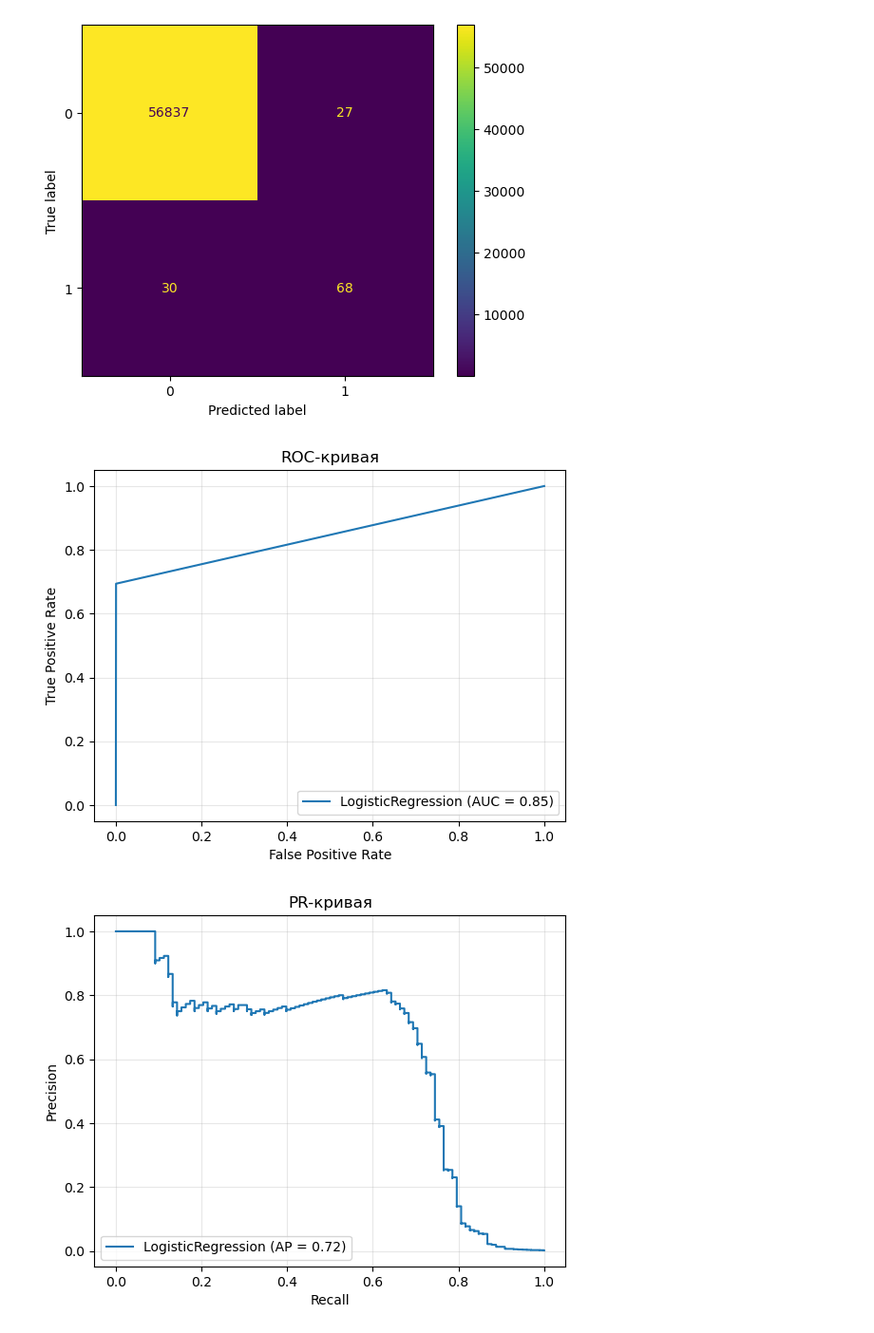
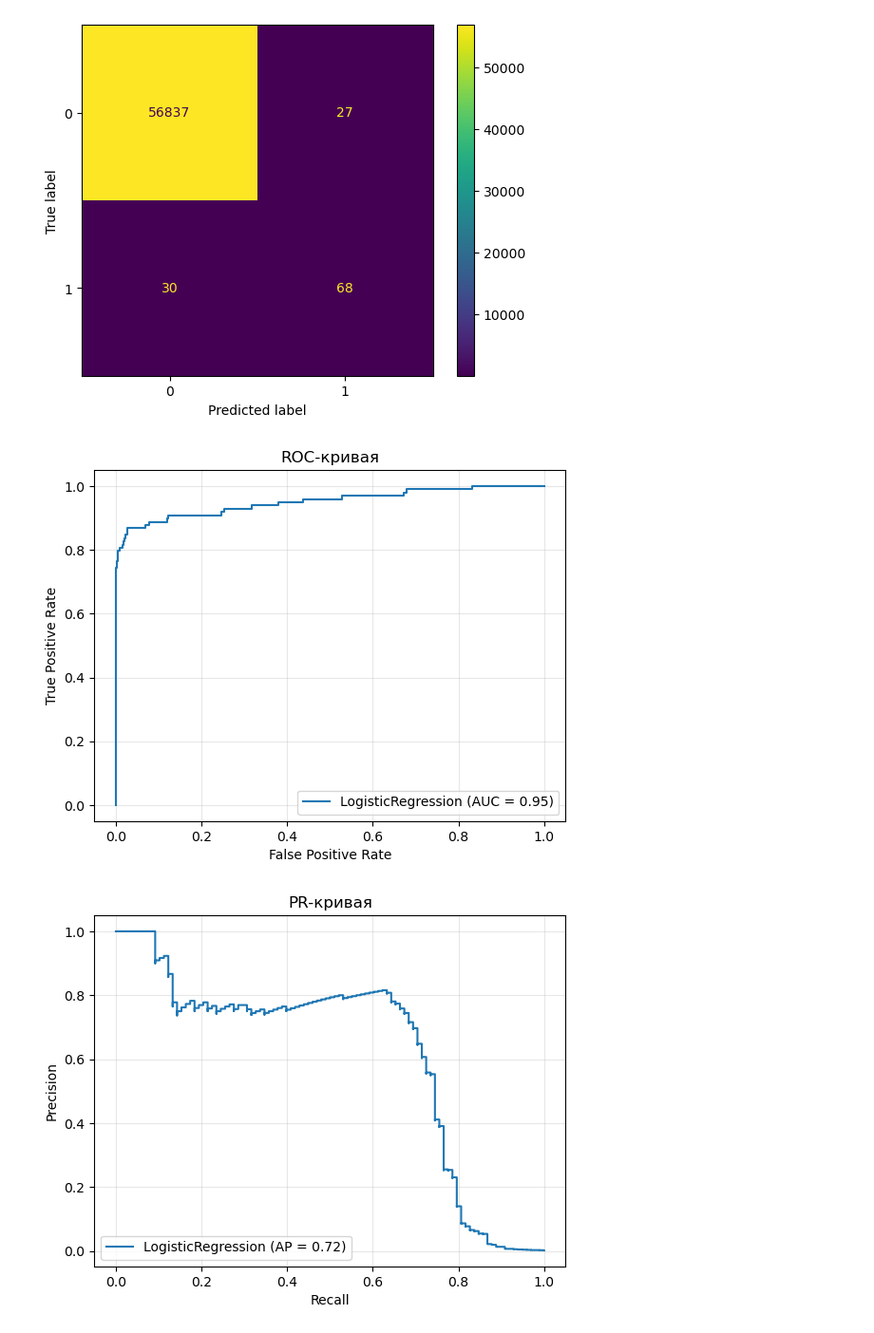
Before and after one commit to dnlygvtv/Python_for_Data_Science_HWs, a Jupyter notebook: HW/HW_10.ipynb, the cells around one changed output. Shown at 95% size. Drawn from its saved outputs; the diff is of its cells as text; code cells hidden in the pictures.

```diff
--- a/HW/HW_10.ipynb
+++ b/HW/HW_10.ipynb
@@ -144,16 +144,16 @@ plt.show();
 <Figure size 1200x1000 with 0 Axes>
 [figure]
 # %%
-fpr, tpr, thresholds = roc_curve(y_test, pred_test)
+fpr, tpr, thresholds = roc_curve(y_test, pred_proba_test[:, 1])
 display = RocCurveDisplay(fpr=fpr, tpr=tpr
                           , roc_auc=auc(fpr, tpr)
                           , estimator_name='LogisticRegression')
 display.plot()
 plt.title('ROC-кривая')
 plt.grid(True, alpha=.3)
 plt.show()
 # %% [output]
-[figure, old version]
+[figure, new version]
 # %%
 pr, r, _ = precision_recall_curve(y_test, pred_proba_test[:, 1])            # для класса 1
 
```
Also changed, not shown: parts of 2 cells of this notebook, 1 other file.
